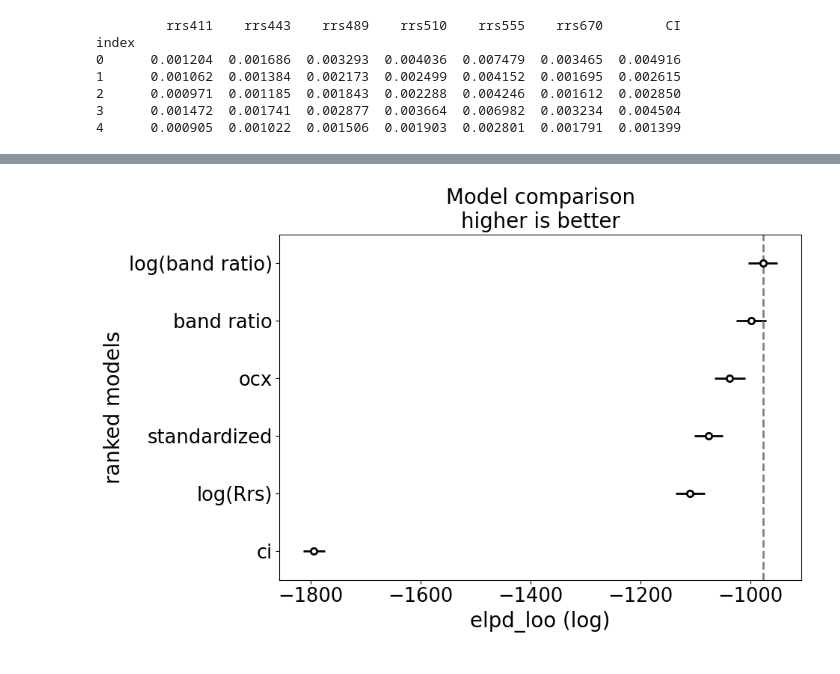
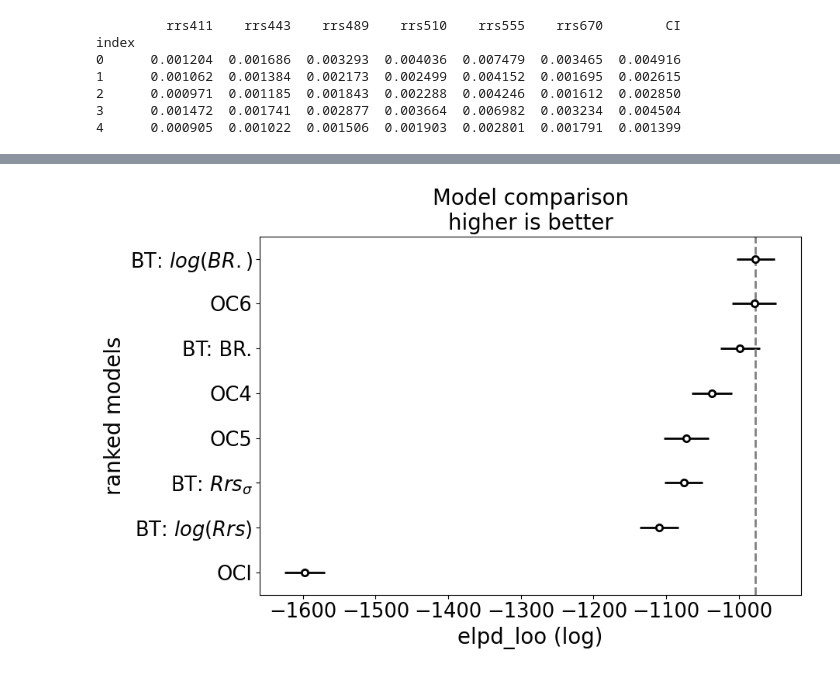
Before and after one commit to erdemkarakoylu/bayesian_chl, a Jupyter notebook: 01_bart.ipynb, the cells around one changed output, grey strips where cells are left out. Drawn from its saved outputs; the diff is of its cells as text; code cells hidden in the pictures.

```diff
--- a/01_bart.ipynb
+++ b/01_bart.ipynb
@@ -563,0 +749,2 @@ with model_ci:
+# %%
+dx_br_oc6 = dx.loc[:, ['rrs411', 'rrs443', 'rrs489', 'rrs510']].divide(mean, axis=0)
@@ -563,0 +798,22 @@ with model_ci:
+# %%
+with pm.Model() as model_oc6:
+    # Priors for the polynomial regression coefficients
+    a0 = pm.Normal("a0", mu=0, sigma=10)
+    a1 = pm.Normal("a1", mu=0, sigma=10)
+    a2 = pm.Normal("a2", mu=0, sigma=10)
+    a3 = pm.Normal("a3", mu=0, sigma=10)
+    a4 = pm.Normal("a4", mu=0, sigma=10)
+
+    # Expected log(chlorophyll) as a fourth-order polynomial function of logR
+    mu = (a0 +
+          a1 * d_oc6["logR"].values +
+          a2 * d_oc6["logR"].values**2 +
+          a3 * d_oc6["logR"].values**3 +
+          a4 * d_oc6["logR"].values**4)
+
+    # Likelihood: assume normally distributed errors in log space
+    sigma = pm.HalfNormal("sigma", sigma=1)
+    y_obs = pm.Normal("y_obs", mu=mu, sigma=sigma, observed=log_dy)
+# %%
+with model_oc6:
+    idata_oc6 = pm.sample()
@@ -563,0 +827,3 @@ with model_ci:
+# %%
+with model_oc6:
+    ll_oc6 = pm.compute_log_likelihood(idata_oc6)
@@ -564,11 +833,11 @@ with model_ci:
 # %%
 compare_results = az.compare(
     {
-        'standardized' :ll_tm1, 'log(Rrs)':ll_tm2, 'band ratio':ll_tm3, 'log(band ratio)': ll_tm4,
-        'ocx': ll_ocx, 'ci': ll_ci
+        r'BT: $Rrs_σ$' :ll_tm1, r'BT: $log(Rrs)$':ll_tm2, 'BT: BR.':ll_tm3, r'BT: $log(BR.)$': ll_tm4,
+        'OC4': ll_ocx, 'OC5': ll_oc5 , 'OC6': ll_oc6, 'OCI': ll_oci
         }, ic='loo'
 )
 ax = az.plot_compare(compare_results, figsize=(9, 6))
 fc = pp.gcf()
 # %% [output]
-[figure, old version]
+[figure, new version]
```
Also changed, not shown: parts of 33 cells of this notebook, 26 other files.
